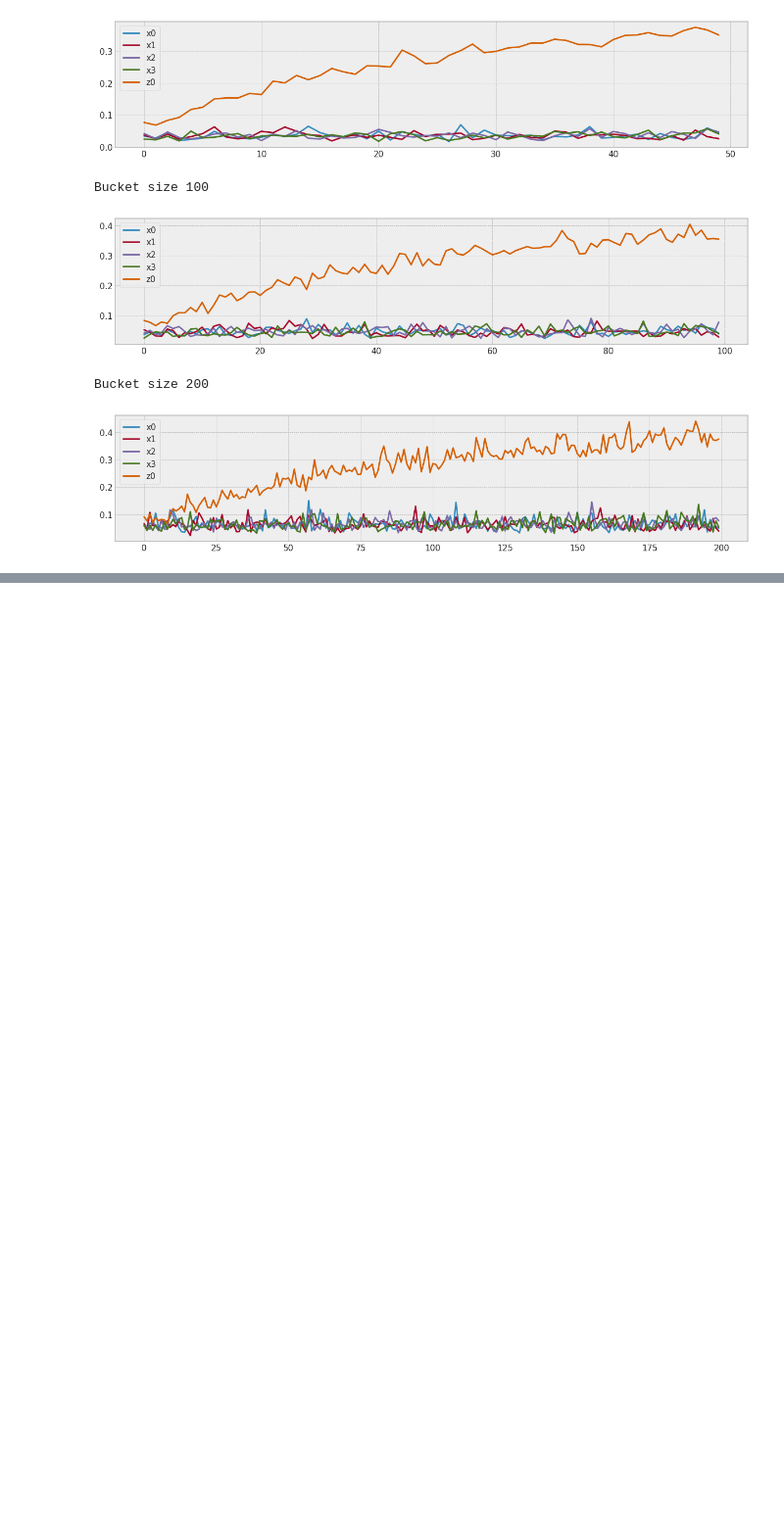
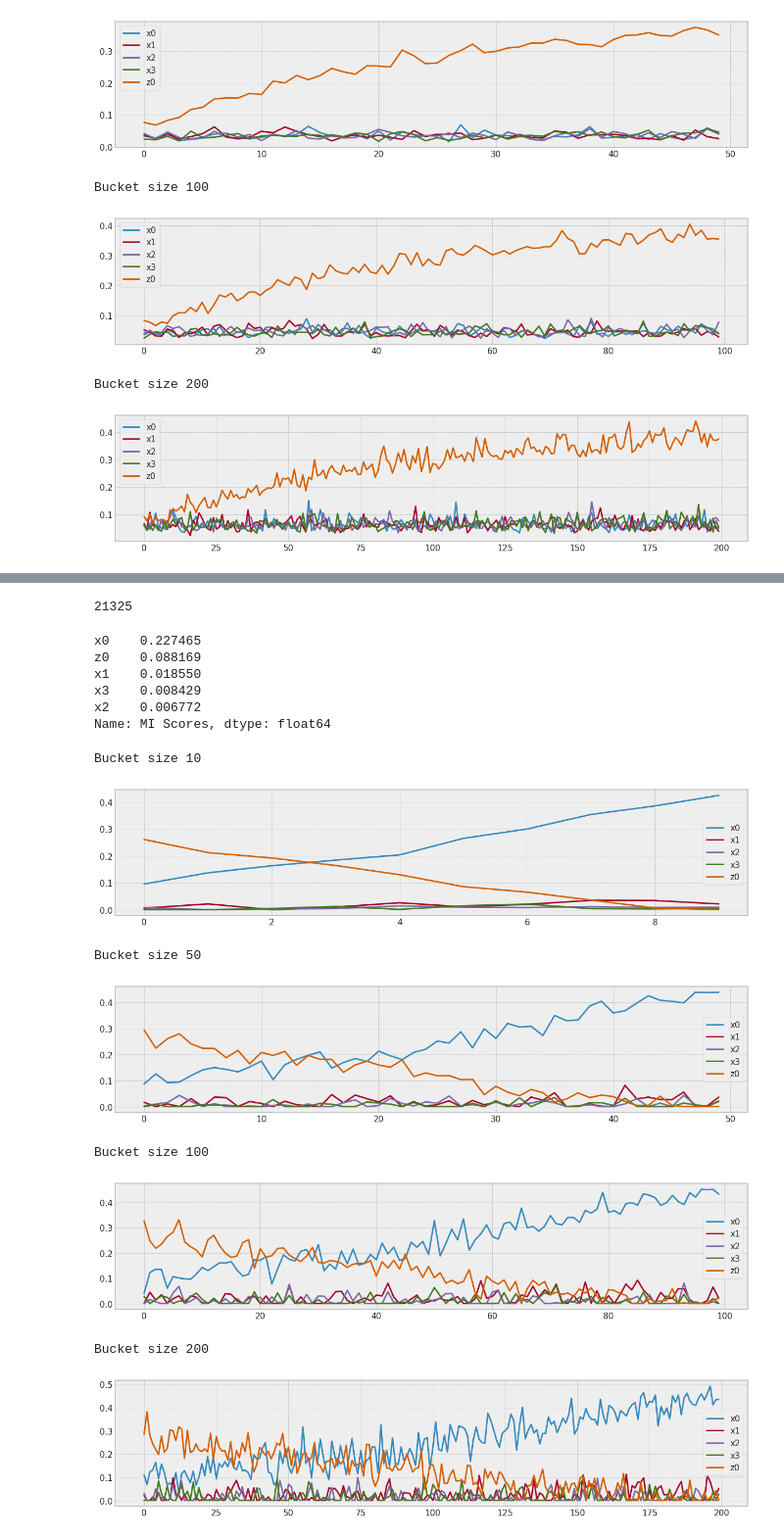
Before and after one commit to dolmani38/concept_drift, a Jupyter notebook: 230515_DD.ipynb, the cells around one changed output, grey strips where cells are left out. Shown at 98% size. Drawn from its saved outputs; the diff is of its cells as text; code cells hidden in the pictures; blank space fills up the shorter version.

```diff
--- a/230515_DD.ipynb
+++ b/230515_DD.ipynb
@@ -192,0 +230,49 @@ Bucket size 200
+# %%
+y1 = [1 if y_ > 5 else 0 for y_ in y1_array]
+# %%
+sum(y1)
+# %% [output]
+21325
+# %%
+columns=['x0','x1','x2','x3','z0']
+X1 = pd.DataFrame(x1,columns=columns)
+mi_scores = make_mi_scores(X1, y1, discrete_features="auto")
+print(mi_scores)
+# %% [output]
+x0    0.227465
+z0    0.088169
+x1    0.018550
+x3    0.008429
+x2    0.006772
+Name: MI Scores, dtype: float64
+# %%
+from tqdm import tqdm
+
+bucket_size_array=[10,50,100,200]
+
+for bucket_size in bucket_size_array:
+    #bucket_size = 10
+    print('Bucket size',bucket_size)
+    MIS = {}
+    for col in columns:
+        MIS[col] = []
+
+    step_size = int(x1.shape[0]/bucket_size)
+    for bk in tqdm(range(bucket_size)):
+        #print(bk,step_size)
+        mi_scores = make_mi_scores(X1[bk*step_size:bk*step_size+step_size], y1[bk*step_size:bk*step_size+step_size], discrete_features="auto")
+        for col in columns:
+            MIS[col].append(mi_scores[col])
+
+    df_mis = pd.DataFrame(MIS)
+    df_mis.plot(figsize=(15,3))
+    plt.show()
+# %% [output]
+Bucket size 10
+[figure, added]
+Bucket size 50
+[figure, added]
+Bucket size 100
+[figure, added]
+Bucket size 200
+[figure, added]
```
Also changed, not shown: parts of 9 cells of this notebook.
